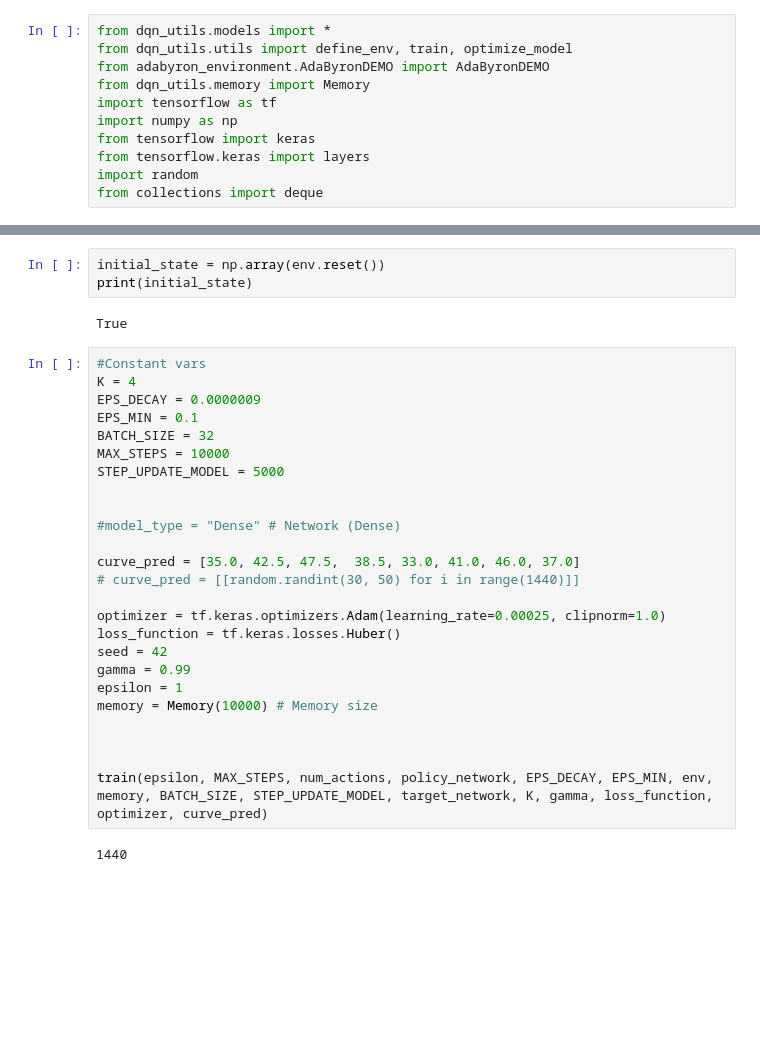
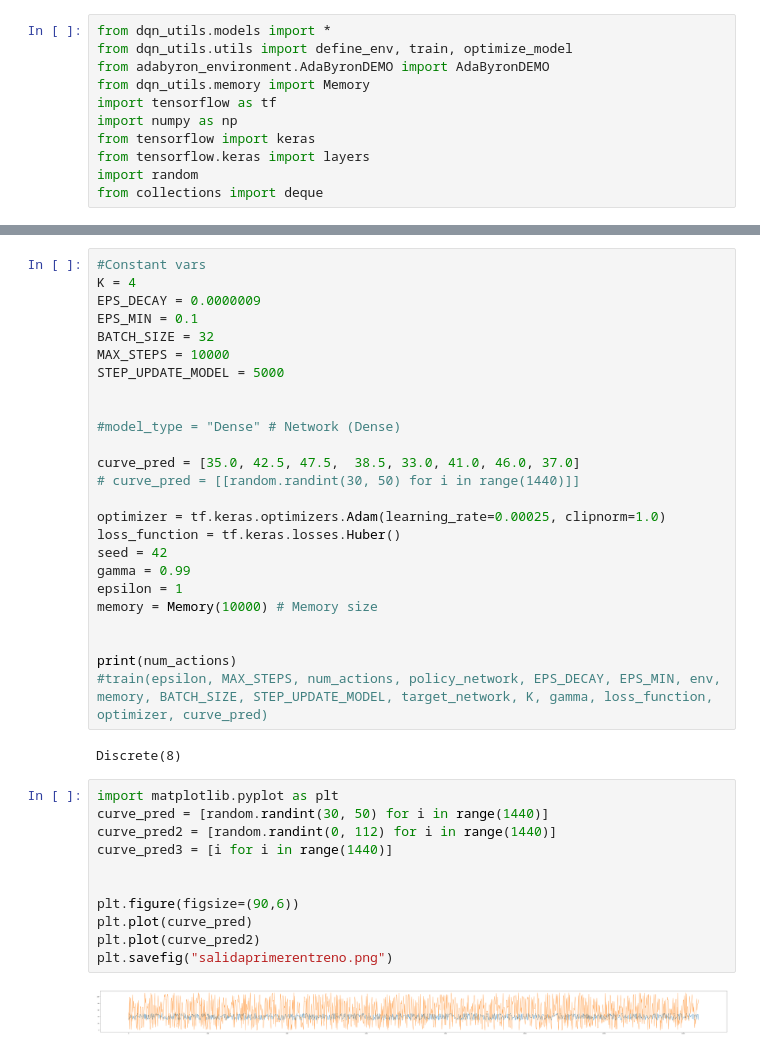
Before and after one commit to ertis-research/DQNFlexibilityService, a Jupyter notebook: main.ipynb, the cells around one changed output, grey strips where cells are left out. Cells and saved outputs as stored; diff of their text form; blank space fills up the shorter version.

Commit message:
Network updated

```diff
--- a/main.ipynb
+++ b/main.ipynb
@@ -20,8 +19,3 @@ Models not found, creating new ones...
-# %%
-initial_state = np.array(env.reset())
-print(initial_state)
-# %% [output]
-True
 # %%
 #Constant vars
 K = 4
@@ -45,7 +39,20 @@ epsilon = 1
 memory = Memory(10000) # Memory size
 
 
-
-train(epsilon, MAX_STEPS, num_actions, policy_network, EPS_DECAY, EPS_MIN, env, memory, BATCH_SIZE, STEP_UPDATE_MODEL, target_network, K, gamma, loss_function, optimizer, curve_pred)
+print(num_actions)
+#train(epsilon, MAX_STEPS, num_actions, policy_network, EPS_DECAY, EPS_MIN, env, memory, BATCH_SIZE, STEP_UPDATE_MODEL, target_network, K, gamma, loss_function, optimizer, curve_pred)
 # %% [output]
-1440
+Discrete(8)
+# %%
+import matplotlib.pyplot as plt
+curve_pred = [random.randint(30, 50) for i in range(1440)]
+curve_pred2 = [random.randint(0, 112) for i in range(1440)]
+curve_pred3 = [i for i in range(1440)]
+
+
+plt.figure(figsize=(90,6))
+plt.plot(curve_pred)
+plt.plot(curve_pred2)
+plt.savefig("salidaprimerentreno.png")
+# %% [output]
+[figure, added]
```
Also changed, not shown: parts of 1 cell of this notebook, 2 other files.
